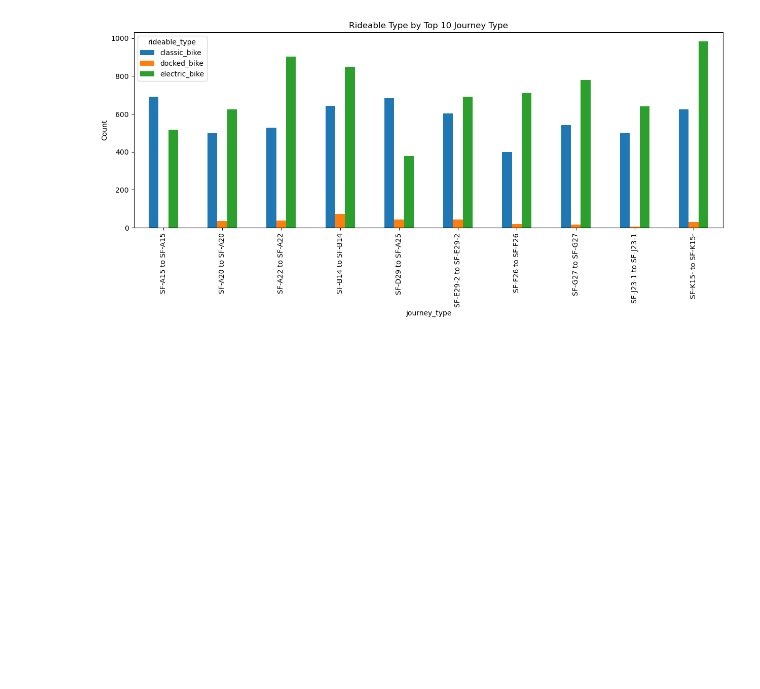
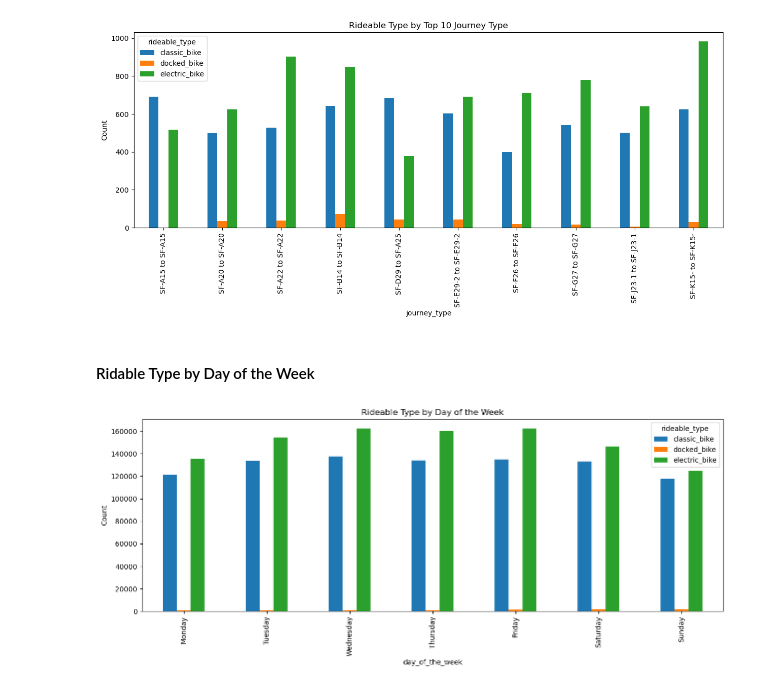
Before and after one commit to yiyiyang81/INSY662-Group-Project, a Jupyter notebook: EDA/EDA_Notebook.ipynb, the cells around one changed output. Drawn from its saved outputs; the diff is of its cells as text; code cells hidden in the pictures; blank space fills up the shorter version.

```diff
--- a/EDA/EDA_Notebook.ipynb
+++ b/EDA/EDA_Notebook.ipynb
@@ -179,3 +179,20 @@ plt.show()
 [figure]
 [figure]
 [figure]
+# %% [markdown]
+#### Ridable Type by Day of the Week
+# %%
+# Convert 'day_of_the_week' column to a categorical type with a specific order
+order = ['Monday', 'Tuesday', 'Wednesday', 'Thursday', 'Friday', 'Saturday', 'Sunday']
+df['day_of_the_week'] = pd.Categorical(df['day_of_the_week'], categories=order, ordered=True)
+
+# Create a pivot table
+day_rideable_type = df.pivot_table(index='day_of_the_week', columns='rideable_type', values='duration', aggfunc='count')
+
+# Since the dataframe is already ordered by 'day_of_the_week', you can directly plot it
+day_rideable_type.plot.bar(figsize=(15,5))
+plt.ylabel('Count')
+plt.title('Rideable Type by Day of the Week')
+plt.show()
+# %% [output]
+[figure, added]
```
Also changed, not shown: parts of 11 cells of this notebook.
